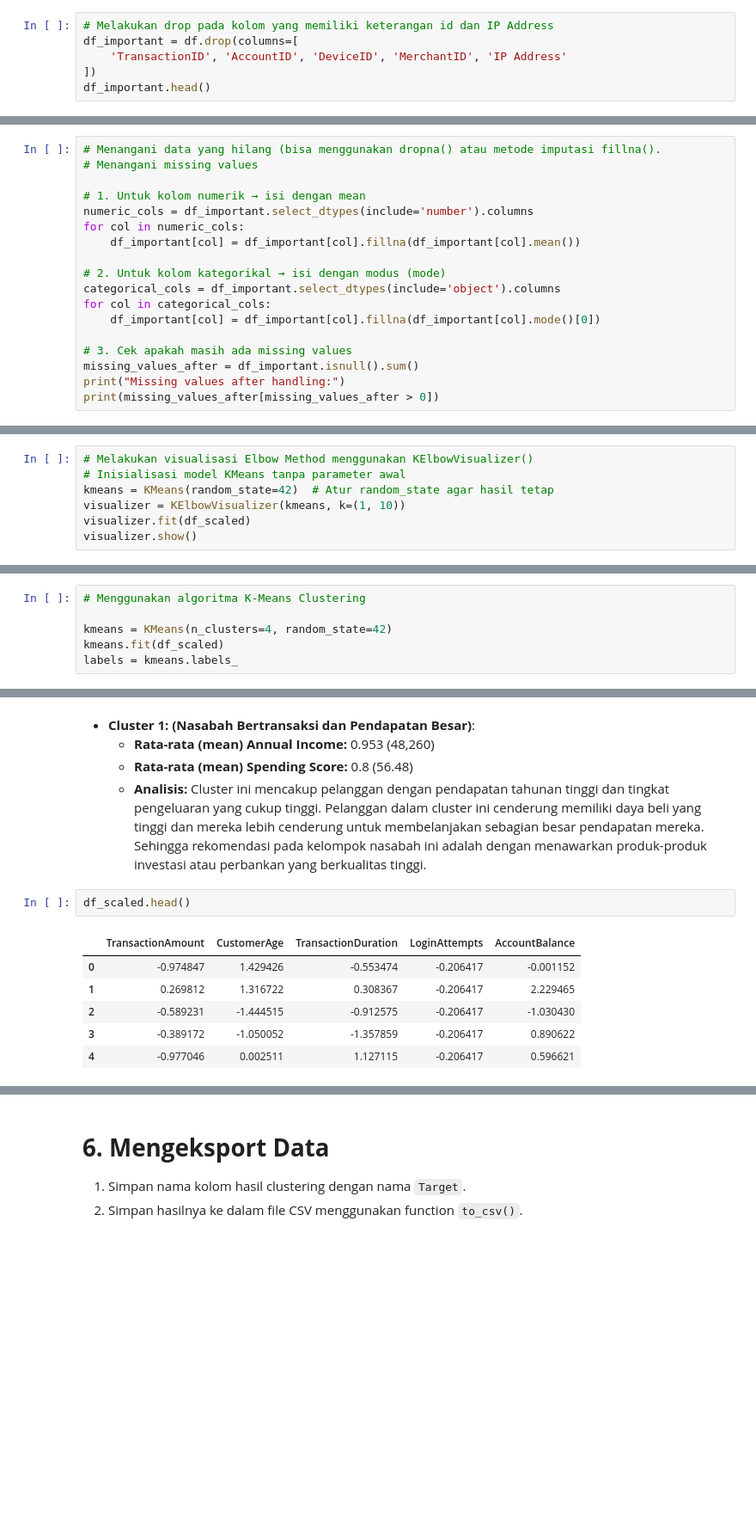
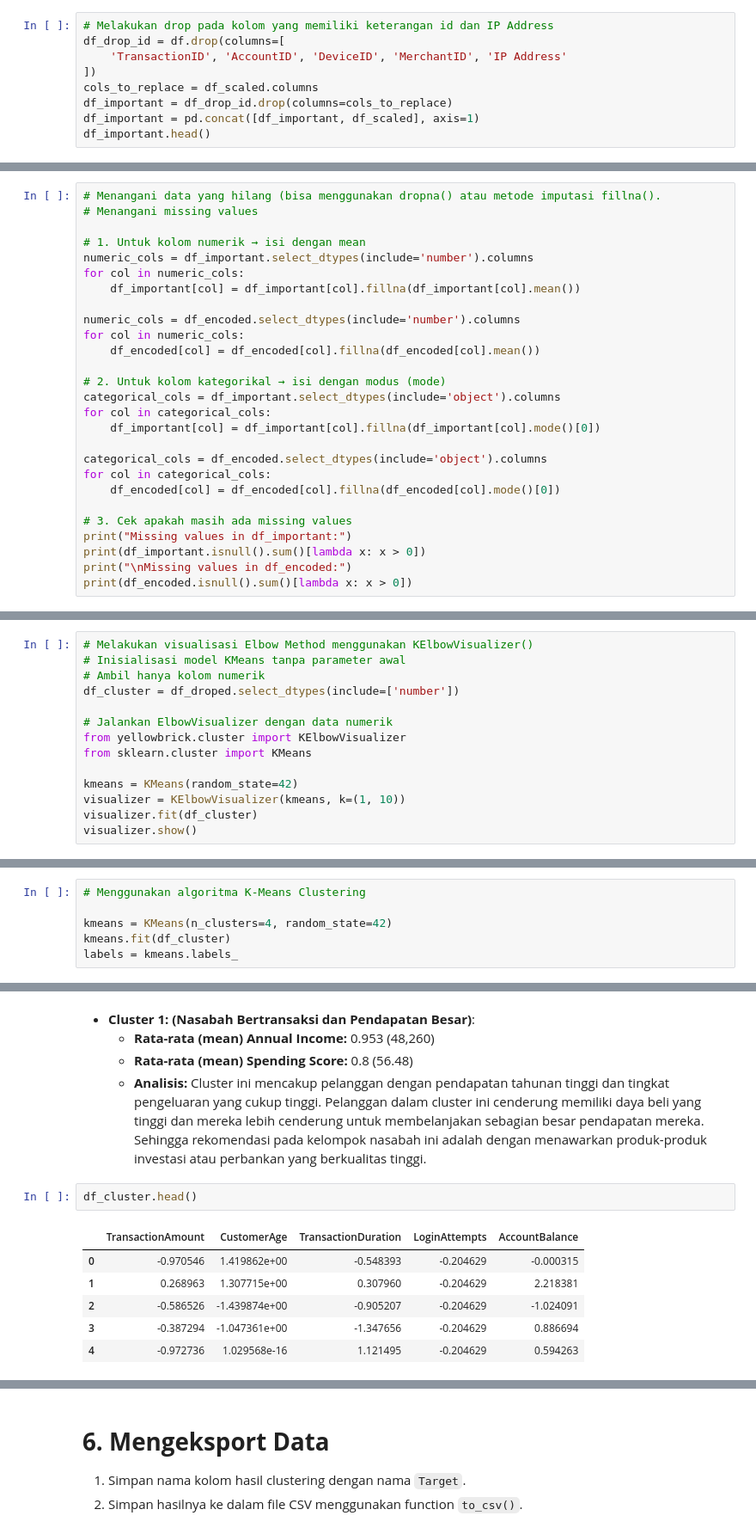
Before and after one commit to m8tyx/Proyek-ML, a Jupyter notebook: [Clustering]_Submission_Akhir_BMLP_Your_Name.ipynb, the cells around one changed output, grey strips where cells are left out. Shown at 86% size. Saved outputs shown, nothing was run; the diff lists cells and outputs as text; blank space fills up the shorter version.

```diff
--- a/[Clustering]_Submission_Akhir_BMLP_Your_Name.ipynb
+++ b/[Clustering]_Submission_Akhir_BMLP_Your_Name.ipynb
@@ -329,7 +309,10 @@ Jumlah baris duplikat: 21
 # %%
 # Melakukan drop pada kolom yang memiliki keterangan id dan IP Address
-df_important = df.drop(columns=[
+df_drop_id = df.drop(columns=[
     'TransactionID', 'AccountID', 'DeviceID', 'MerchantID', 'IP Address'
 ])
+cols_to_replace = df_scaled.columns
+df_important = df_drop_id.drop(columns=cols_to_replace)
+df_important = pd.concat([df_important, df_scaled], axis=1)
 df_important.head()
 # %% [output]
@@ -371,13 +379,22 @@ numeric_cols = df_important.select_dtypes(include='number').columns
 for col in numeric_cols:
     df_important[col] = df_important[col].fillna(df_important[col].mean())
 
+numeric_cols = df_encoded.select_dtypes(include='number').columns
+for col in numeric_cols:
+    df_encoded[col] = df_encoded[col].fillna(df_encoded[col].mean())
+
 # 2. Untuk kolom kategorikal → isi dengan modus (mode)
 categorical_cols = df_important.select_dtypes(include='object').columns
 for col in categorical_cols:
     df_important[col] = df_important[col].fillna(df_important[col].mode()[0])
 
+categorical_cols = df_encoded.select_dtypes(include='object').columns
+for col in categorical_cols:
+    df_encoded[col] = df_encoded[col].fillna(df_encoded[col].mode()[0])
+
 # 3. Cek apakah masih ada missing values
-missing_values_after = df_important.isnull().sum()
-print("Missing values after handling:")
-print(missing_values_after[missing_values_after > 0])
+print("Missing values in df_important:")
+print(df_important.isnull().sum()[lambda x: x > 0])
+print("\nMissing values in df_encoded:")
+print(df_encoded.isnull().sum()[lambda x: x > 0])
 # %% [output]
@@ -546,8 +505,15 @@ df_scaled.describe()
 # %%
 # Melakukan visualisasi Elbow Method menggunakan KElbowVisualizer()
 # Inisialisasi model KMeans tanpa parameter awal
-kmeans = KMeans(random_state=42)  # Atur random_state agar hasil tetap
+# Ambil hanya kolom numerik
+df_cluster = df_droped.select_dtypes(include=['number'])
+
+# Jalankan ElbowVisualizer dengan data numerik
+from yellowbrick.cluster import KElbowVisualizer
+from sklearn.cluster import KMeans
+
+kmeans = KMeans(random_state=42)
 visualizer = KElbowVisualizer(kmeans, k=(1, 10))
-visualizer.fit(df_scaled)
+visualizer.fit(df_cluster)
 visualizer.show()
 # %% [output]
@@ -557,7 +523,7 @@ visualizer.show()
 # Menggunakan algoritma K-Means Clustering
 
 kmeans = KMeans(n_clusters=4, random_state=42)
-kmeans.fit(df_scaled)
+kmeans.fit(df_cluster)
 labels = kmeans.labels_
 # %% [markdown]
 Jalankan cell code ini untuk menyimpan model kamu.
@@ -700,14 +666,14 @@ joblib.dump(PCA_model, "PCA_model_clustering.h5")
   - **Rata-rata (mean) Spending Score:** 0.8 (56.48)
   - **Analisis:** Cluster ini mencakup pelanggan dengan pendapatan tahunan tinggi dan tingkat pengeluaran yang cukup tinggi. Pelanggan dalam cluster ini cenderung memiliki daya beli yang tinggi dan mereka lebih cenderung untuk membelanjakan sebagian besar pendapatan mereka. Sehingga rekomendasi pada kelompok nasabah ini adalah dengan menawarkan produk-produk investasi atau perbankan yang berkualitas tinggi.
 # %%
-df_scaled.head()
+df_cluster.head()
 # %% [output]
 |  | TransactionAmount | CustomerAge | TransactionDuration | LoginAttempts | AccountBalance |
-| 0 | -0.974847 | 1.429426 | -0.553474 | -0.206417 | -0.001152 |
-| 1 | 0.269812 | 1.316722 | 0.308367 | -0.206417 | 2.229465 |
-| 2 | -0.589231 | -1.444515 | -0.912575 | -0.206417 | -1.030430 |
-| 3 | -0.389172 | -1.050052 | -1.357859 | -0.206417 | 0.890622 |
-| 4 | -0.977046 | 0.002511 | 1.127115 | -0.206417 | 0.596621 |
+| 0 | -0.970546 | 1.419862e+00 | -0.548393 | -0.204629 | -0.000315 |
+| 1 | 0.268963 | 1.307715e+00 | 0.307960 | -0.204629 | 2.218381 |
+| 2 | -0.586526 | -1.439874e+00 | -0.905207 | -0.204629 | -1.024091 |
+| 3 | -0.387294 | -1.047361e+00 | -1.347656 | -0.204629 | 0.886694 |
+| 4 | -0.972736 | 1.029568e-16 | 1.121495 | -0.204629 | 0.594263 |
 # %%
 # Menampilkan analisis deskriptif minimal mean, min dan max untuk fitur numerik.
 # Silakan menambahkan fungsi agregasi lainnya untuk experience lebih baik.
```
Also changed, not shown: parts of 33 cells of this notebook, 2 other files.
